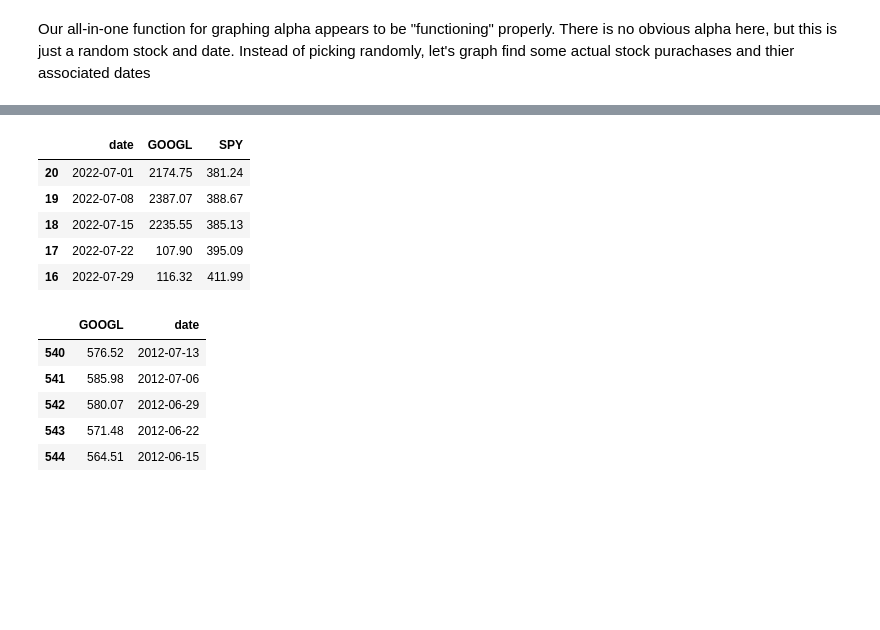
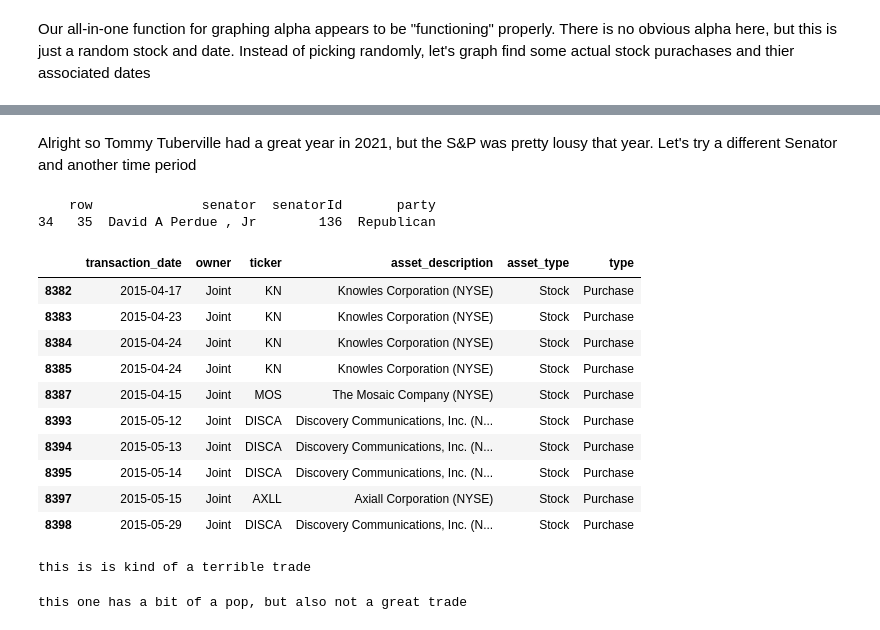
Before and after one commit to MattTheEconomist/Senator-Investments-ETL, a Jupyter notebook: EDA.ipynb, the cells around one changed output, grey strips where cells are left out. Drawn from its saved outputs; the diff is of its cells as text; code cells hidden in the pictures; blank space fills up the shorter version.

```diff
--- a/EDA.ipynb
+++ b/EDA.ipynb
@@ -256,19 +268,0 @@ After the initial panic had subsided from assuming my data is incorrect, it appe
-# %%
-gf = generateHistoricalPricesTable("GOOGL", reformatDate("03/29/2021"))
-gf[gf['date']>='2022-07-01'].head()
-# %% [output]
-|  | date | GOOGL | SPY |
-| 20 | 2022-07-01 | 2174.75 | 381.24 |
-| 19 | 2022-07-08 | 2387.07 | 388.67 |
-| 18 | 2022-07-15 | 2235.55 | 385.13 |
-| 17 | 2022-07-22 | 107.90 | 395.09 |
-| 16 | 2022-07-29 | 116.32 | 411.99 |
-# %%
-historicalPricesAG[['GOOGL', 'date']].tail()
-# %% [output]
-|  | GOOGL | date |
-| 540 | 576.52 | 2012-07-13 |
-| 541 | 585.98 | 2012-07-06 |
-| 542 | 580.07 | 2012-06-29 |
-| 543 | 571.48 | 2012-06-22 |
-| 544 | 564.51 | 2012-06-15 |
@@ -276,0 +269,39 @@ historicalPricesAG[['GOOGL', 'date']].tail()
+# %% [markdown]
+Alright so Tommy Tuberville had a great year in 2021, but the S&P was pretty lousy that year. Let's try a different Senator and another time period
+# %%
+senSample = senators.sample(n=30, random_state=69)['senatorId'].to_list()
+# lets find the senator with the most purchases within a random sample of 30 senators
+maxPurchases= 0
+maxSenator=0
+for sen in senSample:
+    currentPurchases = len(purchasesBySenator(sen))
+    if currentPurchases >= maxPurchases:
+        maxPurchases = currentPurchases
+        maxSenator = sen
+
+print(senators[senators['senatorId']==maxSenator])
+purchasesBySenator(maxSenator).tail(10)
+# %% [output]
+    row              senator  senatorId       party
+34   35  David A Perdue , Jr        136  Republican
+|  | transaction_date | owner | ticker | asset_description | asset_type | type |
+| 8382 | 2015-04-17 | Joint | KN | Knowles Corporation (NYSE) | Stock | Purchase |
+| 8383 | 2015-04-23 | Joint | KN | Knowles Corporation (NYSE) | Stock | Purchase |
+| 8384 | 2015-04-24 | Joint | KN | Knowles Corporation (NYSE) | Stock | Purchase |
+| 8385 | 2015-04-24 | Joint | KN | Knowles Corporation (NYSE) | Stock | Purchase |
+| 8387 | 2015-04-15 | Joint | MOS | The Mosaic Company (NYSE) | Stock | Purchase |
+| 8393 | 2015-05-12 | Joint | DISCA | Discovery Communications, Inc. (N... | Stock | Purchase |
+| 8394 | 2015-05-13 | Joint | DISCA | Discovery Communications, Inc. (N... | Stock | Purchase |
+| 8395 | 2015-05-14 | Joint | DISCA | Discovery Communications, Inc. (N... | Stock | Purchase |
+| 8397 | 2015-05-15 | Joint | AXLL | Axiall Corporation (NYSE) | Stock | Purchase |
+| 8398 | 2015-05-29 | Joint | DISCA | Discovery Communications, Inc. (N... | Stock | Purchase |
+# %%
+graphAlpha("MOS", "2015-04-15")
+print("this is is kind of a terrible trade")
+# %% [output]
+this is is kind of a terrible trade
+# %%
+graphAlpha("KN", "2015-04-24")
+print("this one has a bit of a pop, but also not a great trade")
+# %% [output]
+this one has a bit of a pop, but also not a great trade
```
Also changed, not shown: parts of 20 cells of this notebook, 4 other files.
